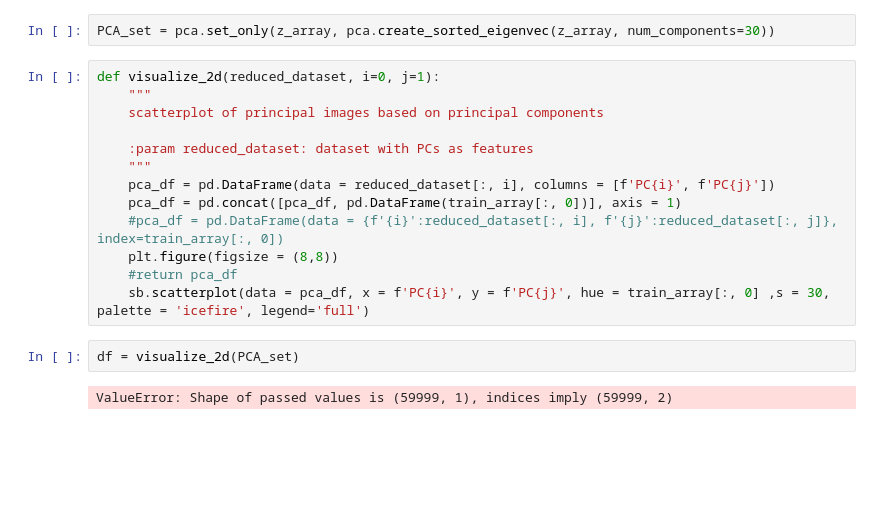
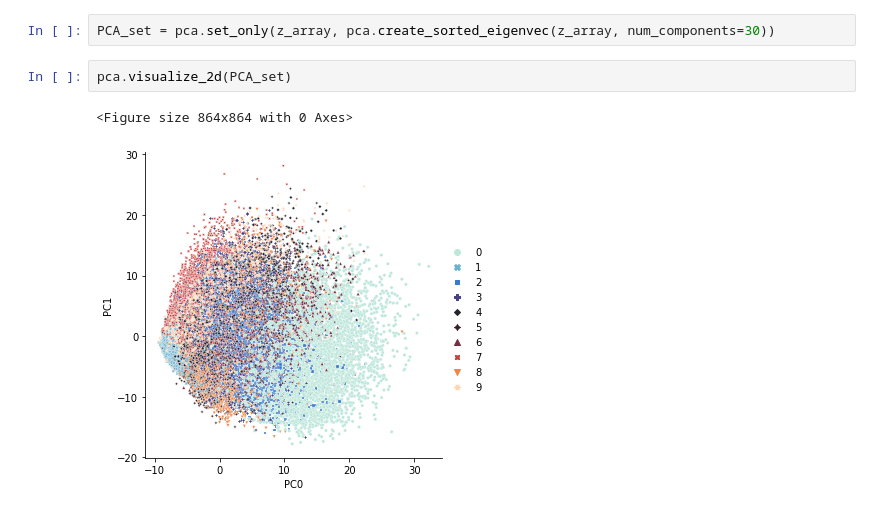
Before and after one commit to datascience-mobi-2022/2022-topic-01-team-02, a Jupyter notebook: code_report_test.ipynb, the cells around one changed output. Drawn from its saved outputs; the diff is of its cells as text; blank space fills up the shorter version.

Commit message:
PCA visualisierung

```diff
--- a/code_report_test.ipynb
+++ b/code_report_test.ipynb
@@ -31,20 +32,8 @@ reduced_set, reduced_img = pca.PCA(z_array, z_img, num_components=30)
 PCA_img =pca.image_only(z_img, pca.create_sorted_eigenvec(z_array, num_components=30))
 # %%
 PCA_set = pca.set_only(z_array, pca.create_sorted_eigenvec(z_array, num_components=30))
-# %%
-def visualize_2d(reduced_dataset, i=0, j=1):
-    """
-    scatterplot of principal images based on principal components
-
-    :param reduced_dataset: dataset with PCs as features
-    """
-    pca_df = pd.DataFrame(data = reduced_dataset[:, i], columns = [f'PC{i}', f'PC{j}'])
-    pca_df = pd.concat([pca_df, pd.DataFrame(train_array[:, 0])], axis = 1)
-    #pca_df = pd.DataFrame(data = {f'{i}':reduced_dataset[:, i], f'{j}':reduced_dataset[:, j]}, index=train_array[:, 0])
-    plt.figure(figsize = (8,8))
-    #return pca_df
-    sb.scatterplot(data = pca_df, x = f'PC{i}', y = f'PC{j}', hue = train_array[:, 0] ,s = 30, palette = 'icefire', legend='full')
 # %%
-df = visualize_2d(PCA_set)
+pca.visualize_2d(PCA_set)
 # %% [output]
-ValueError: Shape of passed values is (59999, 1), indices imply (59999, 2)
+<Figure size 864x864 with 0 Axes>
+[figure, added]
```
Also changed, not shown: parts of 2 cells of this notebook, 1 other file.
